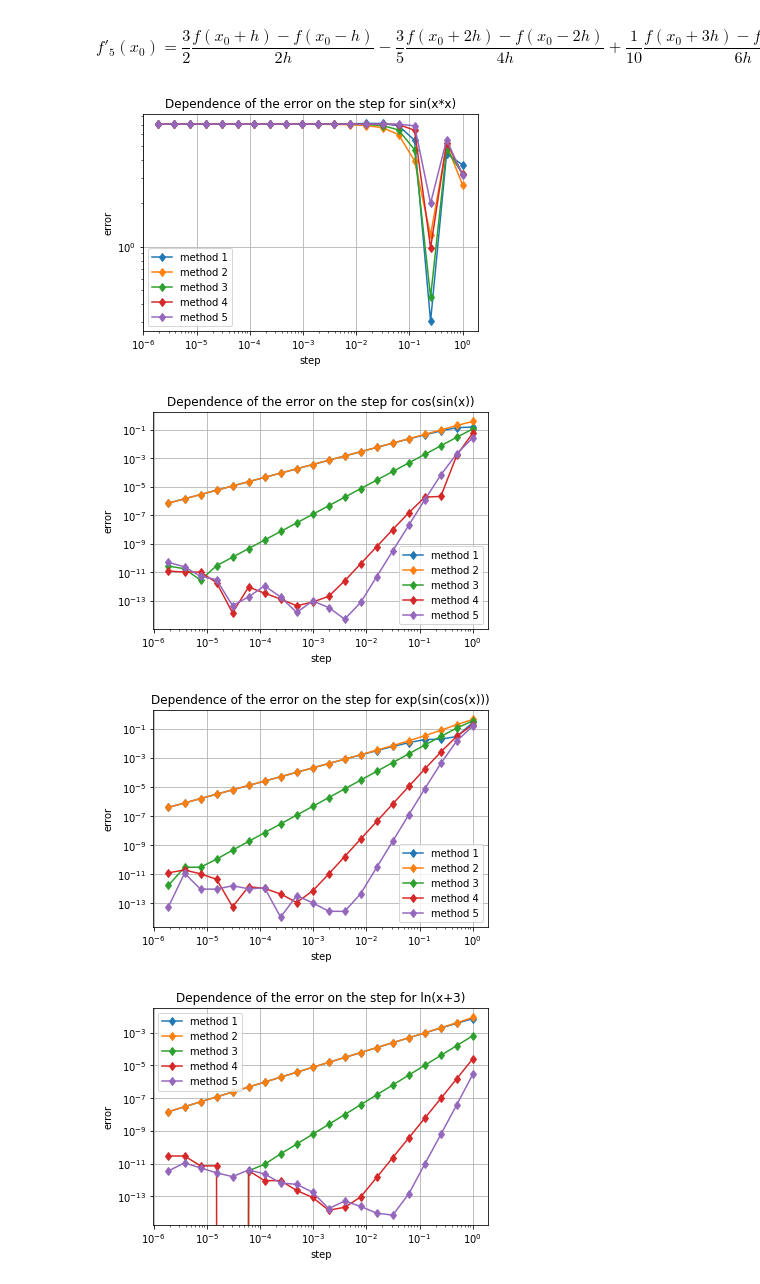
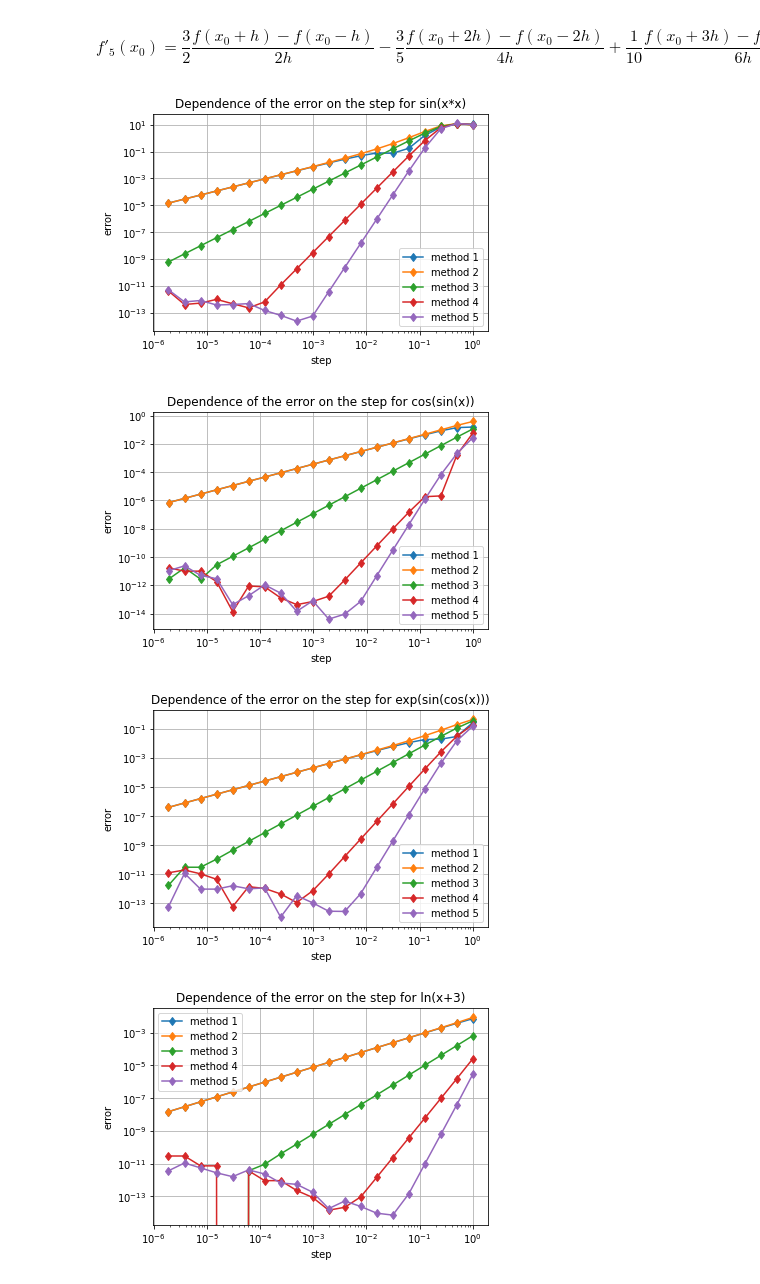
Before and after one commit to exucutional/study_comp_math, a Jupyter notebook: 1/diff_error.ipynb, the cells around one changed output. Cells and saved outputs as stored; diff of their text form; code cells hidden in the pictures.

```diff
--- a/1/diff_error.ipynb
+++ b/1/diff_error.ipynb
@@ -60,7 +60,7 @@ h_pow = 21
 dm = DiffMath()
 
 f1 = lambda x: sin(x * x)
-f1_d = lambda x: 2 * x * cos(x)
+f1_d = lambda x: 2 * x * cos(x*x)
 
 f2 = lambda x: cos(sin(x))
 f2_d = lambda x: -cos(x) * sin(sin(x))
@@ -69,35 +69,35 @@ f3 = lambda x: exp(sin(cos(x)))
 f3_d = lambda x: -exp(sin(cos(x))) * cos(cos(x)) * sin(x)
 
 f4 = lambda x: log(x + 3)
 f4_d = lambda x: 1 / (x + 3)
 
 f5 = lambda x: sqrt(x + 3)
 f5_d = lambda x: 1 / (2 * sqrt(x + 3))
 
 f_list = [f1, f2, f3, f4, f5]
 f_deriv_list = [f1_d, f2_d, f3_d, f4_d, f5_d]
 f_name = ['sin(x*x)', 'cos(sin(x))', 'exp(sin(cos(x)))', 'ln(x+3)', 'sqrt(x+3)']
 
 x = dm.get_h_list(h_pow)
 
 for i in range(len(f_list)):
     plot = plt.figure(num=f'Error for {f_name[i]}')
     for j in range(dm.get_derivative_count()):
         y = dm.get_error_list(f_list[i], f_deriv_list[i], argument, j, h_pow)
         plt.plot(x, y, marker='d', label=f'method {j+1}')
 
     plt.ylabel('error')
     plt.yscale('log')
     plt.xlabel('step')
     plt.xscale('log')
     plt.grid()
     plt.title(f'Dependence of the error on the step for {f_name[i]}')
     plt.legend()
 
 plt.show()
 # %% [output]
-[figure, old version]
+[figure, new version]
-[figure, old version]
+[figure, new version]
 [figure]
 [figure]
 [figure]
```
Also changed, not shown: 1 other file.
